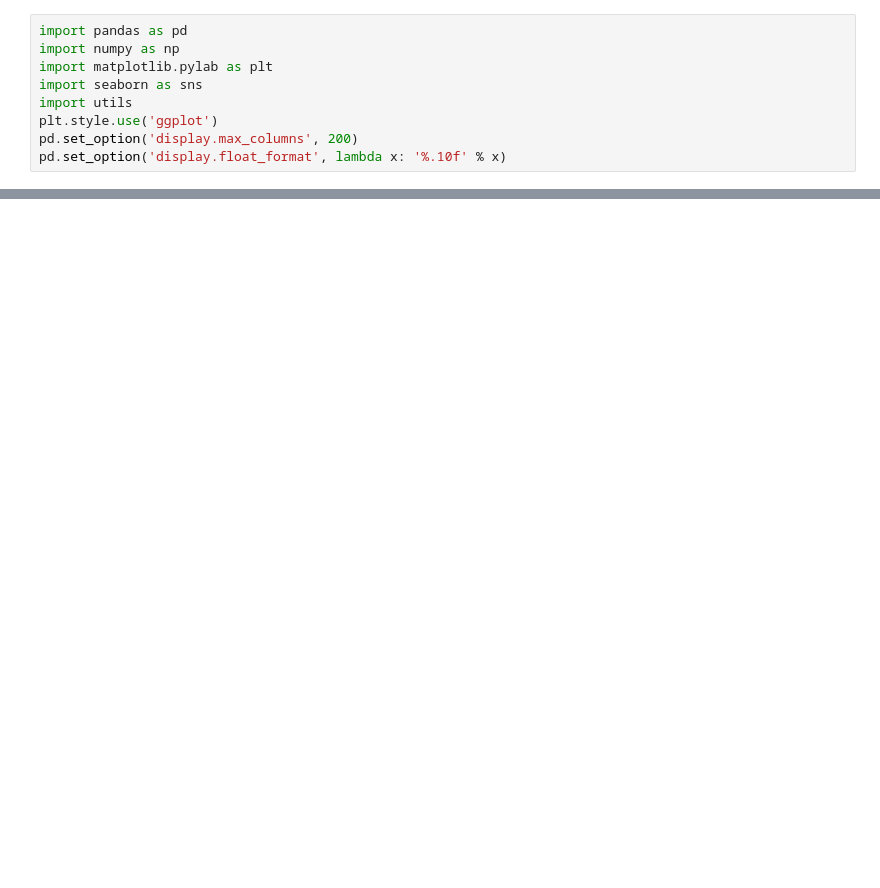
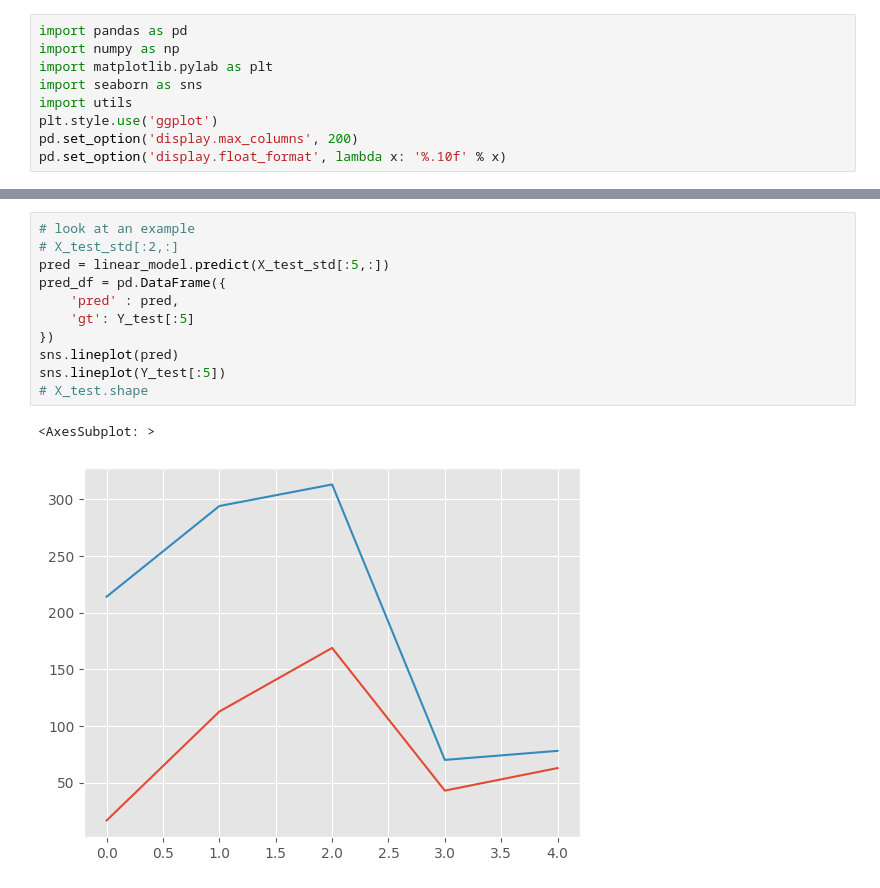
Before and after one commit to MarcelRosier/bdp_project, a Jupyter notebook: mental_health/suicide_models.ipynb, the cells around one changed output, grey strips where cells are left out. Cells and saved outputs as stored; diff of their text form; blank space fills up the shorter version.

```diff
--- a/mental_health/suicide_models.ipynb
+++ b/mental_health/suicide_models.ipynb
@@ -21,0 +97,14 @@ df.head()
+# %%
+# look at an example
+# X_test_std[:2,:]
+pred = linear_model.predict(X_test_std[:5,:])
+pred_df = pd.DataFrame({
+    'pred' : pred,
+    'gt': Y_test[:5]
+})
+sns.lineplot(pred)
+sns.lineplot(Y_test[:5])
+# X_test.shape
+# %% [output]
+<AxesSubplot: >
+[figure, added]
```
Also changed, not shown: parts of 12 cells of this notebook, 1 other file.
